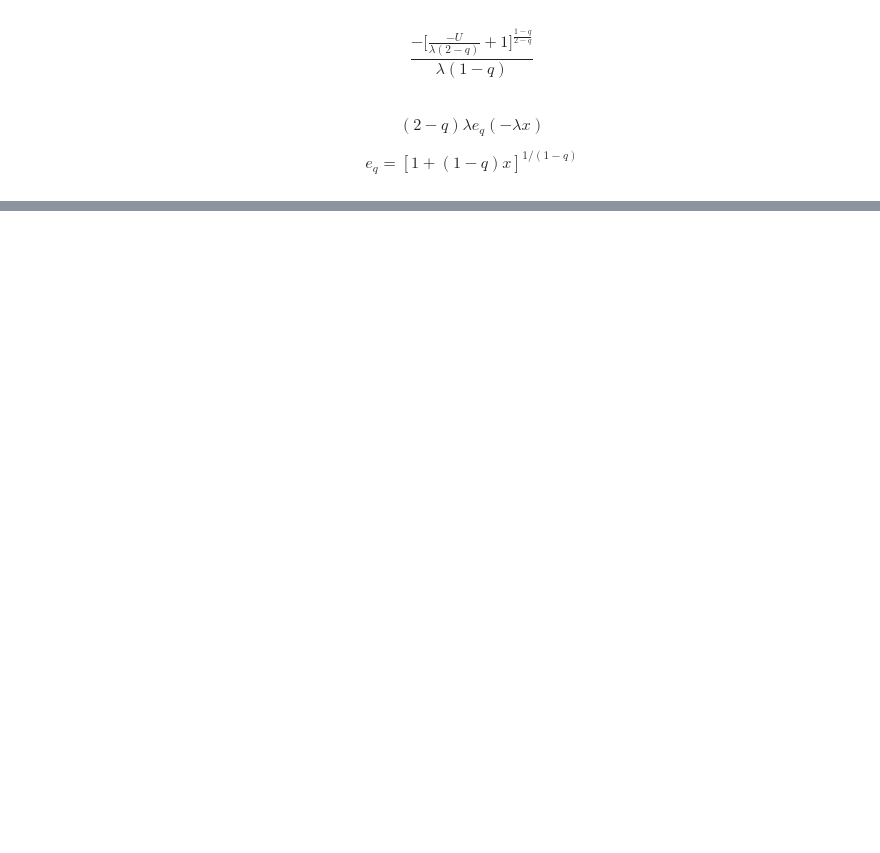
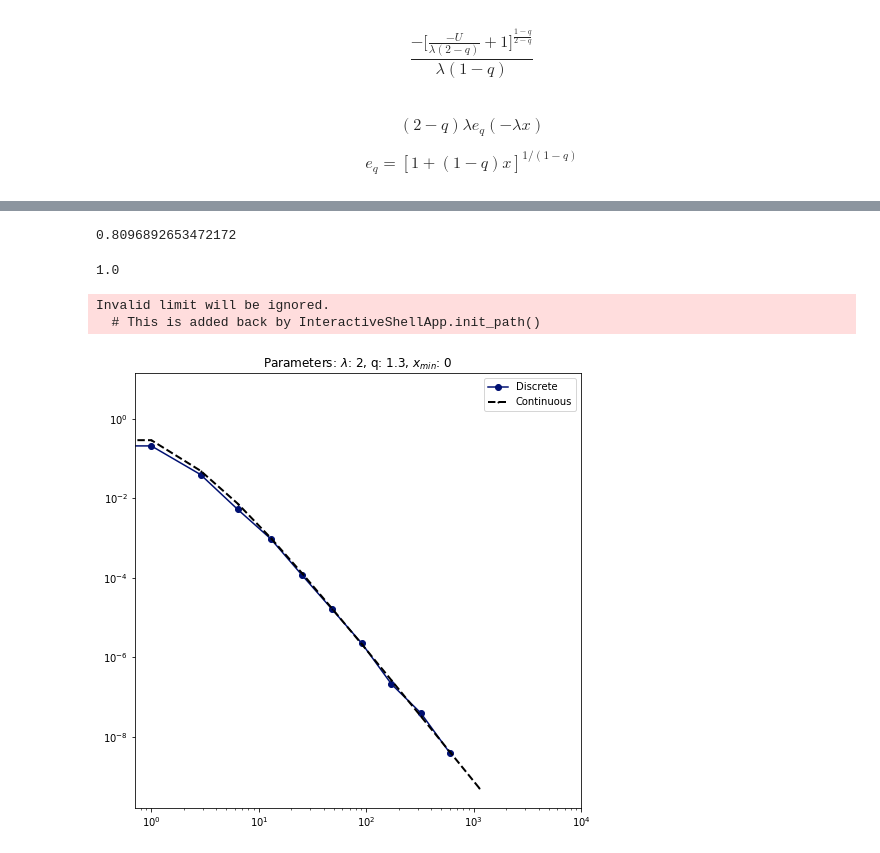
Before and after one commit to marciomacielbastos/Random-Graph, a Jupyter notebook: Distribution Test.ipynb, the cells around one changed output, grey strips where cells are left out. Cells and saved outputs as stored; diff of their text form; code cells hidden in the pictures; blank space fills up the shorter version.

Commit message:
Found the plot error

```diff
--- a/Distribution Test.ipynb
+++ b/Distribution Test.ipynb
@@ -93,7 +132,7 @@ def histogram_power(data, power):
 # %%
 data = np.loadtxt("/home/marcio/qExp13_2.txt", delimiter=',')
 # %%
-power = np.sqrt(3.2)
+power = np.sqrt(3.5)
 X, CPx, X_values = histogram_power(data, power)
 # %%
 width = [power**i for i in range(int(np.ceil(np.log(X.astype('int').max())/np.log(power))))]
@@ -127,0 +148,7 @@ def int_eq(λ, q, x):
+# %%
+λ = 2
+q = 1.3
+xmin = 2
+α = 1 / (1 - (int_eq(λ, q, 10E3) - int_eq(λ, q, 0)))
+factor = pdf(λ, q, np.array(range(1000))).sum()
+fx = pdf(λ, q, X_values)
@@ -127,0 +159,2 @@ def int_eq(λ, q, x):
+# %%
+Px = Px * factor
@@ -127,0 +163,6 @@ def int_eq(λ, q, x):
+# %%
+Px = Px / factor
+# %%
+integrate.simps(fx[:-1], X_values[:-1])
+# %% [output]
+0.8096892653472172
@@ -128,3 +171,25 @@ def int_eq(λ, q, x):
+# %%
+factor.sum()
+# %% [output]
+1.0
+# %%
+# plot it!
+fig = plt.figure(figsize=(8, 8))
+ax = fig.add_subplot(111)
+ax.plot(X_values[:-1], Px * 1.9090928510843688 * 2 * (2 - 1.3), color='#001072', marker='o', label='Discrete')
+# ax.plot(range(1000), factor, color='#001072')
+ax.plot(X_values, fx, 'go--', color = '#000000',linewidth=2, markersize=1, label='Continuous')
+plt.title("Parameters: $\lambda$: " + str(λ) + ", q: " + str(q) + ", $x_{min}$: 0")
+ax.legend()
+plt.xscale('log')
+plt.yscale('log')
+plt.xlim(0, 10000)
+plt.savefig("Comparison_cont.jpg", format='jpg', dpi=1200, bbox_inches = 'tight')
+plt.show()
+# %% [output]
+Invalid limit will be ignored.
+  # This is added back by InteractiveShellApp.init_path()
+[figure, added]
 # %%
 data3 = np.loadtxt("/home/marcio/qExp13_2_3.txt", delimiter=',')
 data4 = np.loadtxt("/home/marcio/qExp13_2_4.txt", delimiter=',')
```
Also changed, not shown: parts of 14 cells of this notebook, 5 other files.
